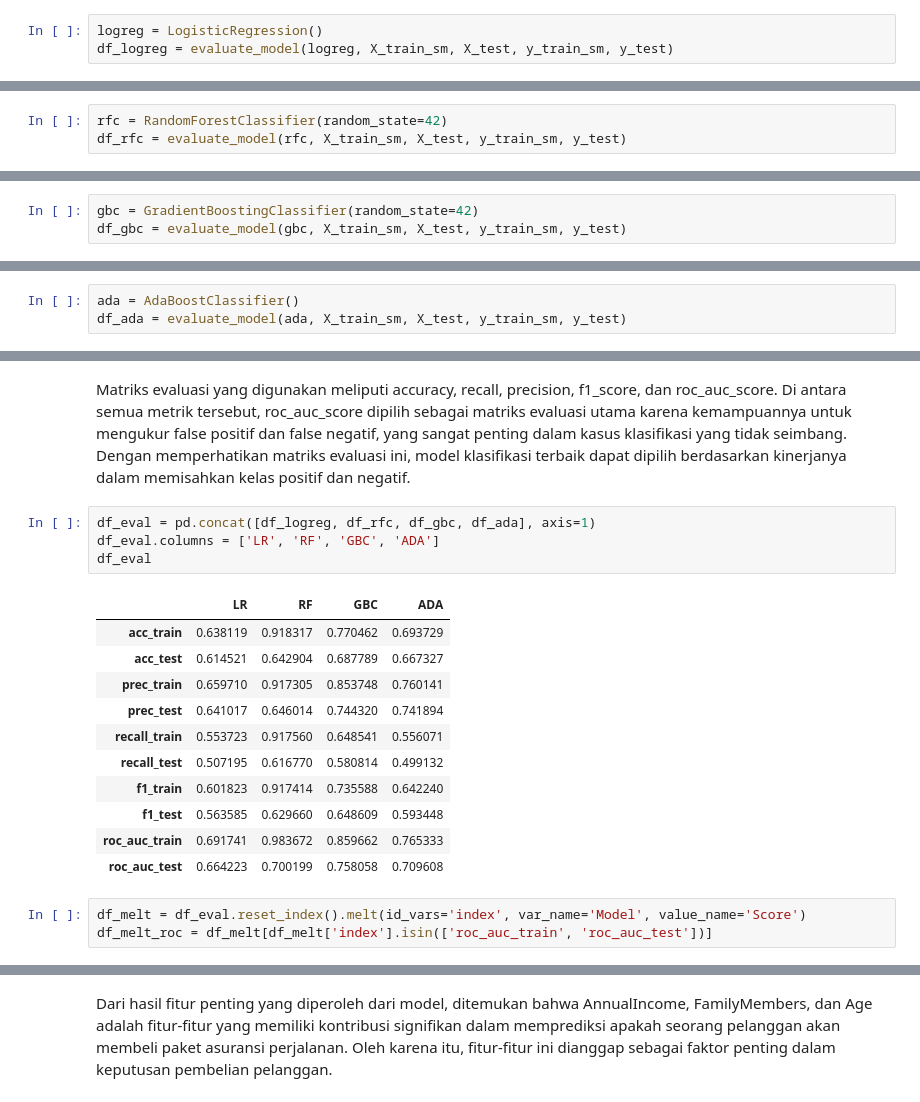
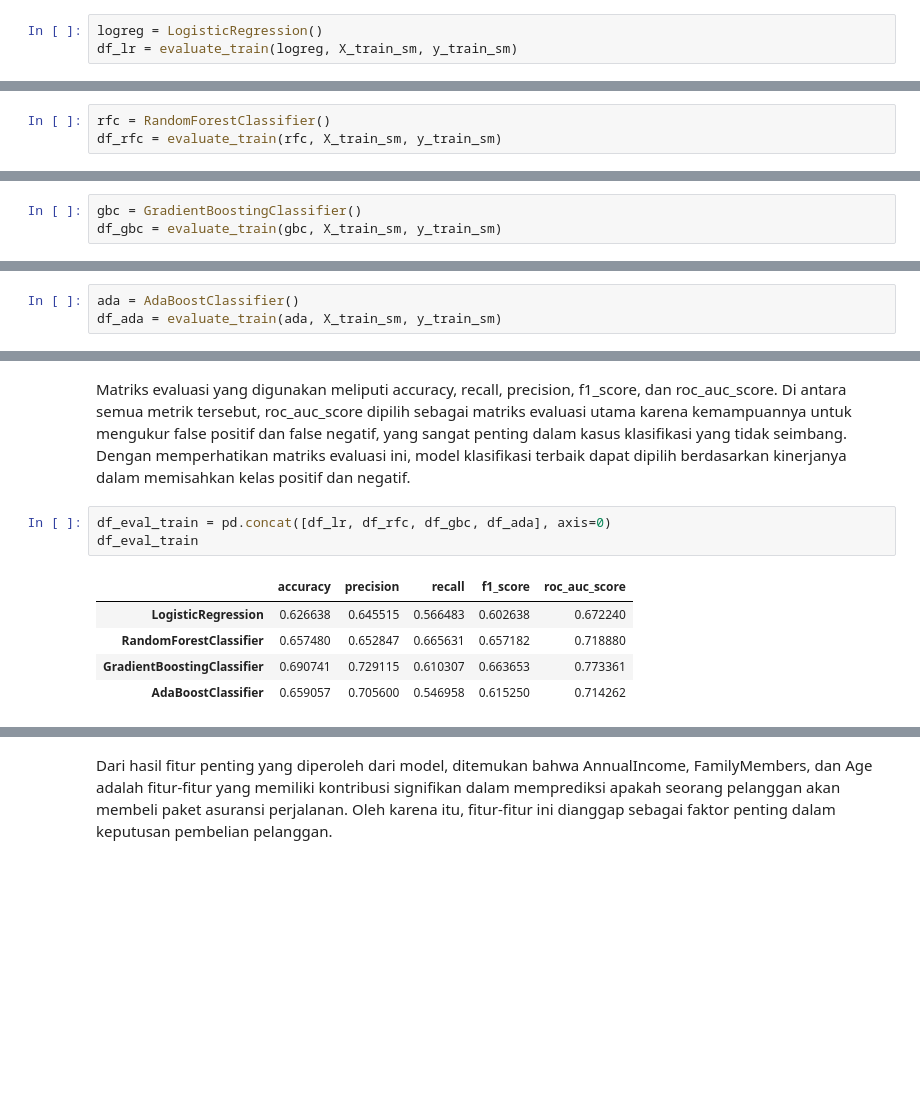
Before and after one commit to mfathul21/travel-insurance, a Jupyter notebook: Proyek_Pertama_Predictive_Analytics.ipynb, the cells around one changed output, grey strips where cells are left out. Cells and saved outputs as stored; diff of their text form; blank space fills up the shorter version.

```diff
--- a/Proyek_Pertama_Predictive_Analytics.ipynb
+++ b/Proyek_Pertama_Predictive_Analytics.ipynb
@@ -555,49 +565,39 @@ def show_feature_importance(model):
 Logistic Regression adalah model klasifikasi yang digunakan dalam machine learning untuk memprediksi probabilitas keanggotaan dari suatu kategori atau kelas. Model ini berbeda dari regresi linear yang digunakan untuk memprediksi nilai numerik kontinu, karena Logistic Regression digunakan untuk memprediksi probabilitas bahwa variabel dependen bersifat biner (kategorikal).
 # %%
 logreg = LogisticRegression()
-df_logreg = evaluate_model(logreg, X_train_sm, X_test, y_train_sm, y_test)
+df_lr = evaluate_train(logreg, X_train_sm, y_train_sm)
 # %% [markdown]
 ### Random Forest
 # %% [markdown]
 RandomForestClassifier adalah algoritma ensemble yang kuat untuk masalah klasifikasi. Algoritma ini menggabungkan konsep dari beberapa pohon keputusan (decision trees) yang dibangun secara acak selama proses pelatihan. Setiap pohon keputusan dibangun berdasarkan subset acak dari fitur-fitur dan sampel-sampel data, sehingga menciptakan berbagai variasi model. Selanjutnya, hasil prediksi dari setiap pohon diambil dan dihitung untuk menentukan prediksi kelas mayoritas (mode) sebagai hasil dari model Random Forest. Keunggulan dari RandomForestClassifier adalah kemampuannya untuk mengatasi overfitting yang biasa terjadi pada pohon keputusan tunggal dengan mengambil rata-rata atau mayoritas dari prediksi beberapa pohon. Selain itu, Random Forest juga memiliki kemampuan untuk menangani dataset dengan fitur-fitur yang tidak terstruktur atau berukuran besar dengan baik. Namun, seperti kebanyakan model, RandomForestClassifier juga memerlukan penyetelan parameter yang tepat untuk mencapai kinerja terbaik.
 # %%
-rfc = RandomForestClassifier(random_state=42)
-df_rfc = evaluate_model(rfc, X_train_sm, X_test, y_train_sm, y_test)
+rfc = RandomForestClassifier()
+df_rfc = evaluate_train(rfc, X_train_sm, y_train_sm)
 # %% [markdown]
 ### Boosting Algorithm (GradientBoosting)
 # %% [markdown]
 GradientBoostingClassifier adalah algoritma ensemble yang digunakan untuk masalah klasifikasi dan regresi. Algoritma ini bekerja dengan cara membangun serangkaian model prediktif sederhana, yang dikenal sebagai pohon keputusan, secara berurutan. Setiap model berikutnya berfokus pada memperbaiki kesalahan prediksi model sebelumnya dalam urutan yang ditentukan sebelumnya. GradientBoostingClassifier mengoptimalkan fungsi kerugian (loss function) dengan menggunakan gradien descent, sehingga mengarah ke peningkatan kinerja model secara bertahap. Keunggulan utama GradientBoostingClassifier adalah kemampuannya untuk menangani dataset yang kompleks dan tidak linier dengan baik, serta memiliki toleransi terhadap overfitting. Namun, algoritma ini dapat memerlukan waktu komputasi yang lebih lama dan perlu penyetelan parameter yang cermat untuk menghindari overfitting.
 # %%
-gbc = GradientBoostingClassifier(random_state=42)
-df_gbc = evaluate_model(gbc, X_train_sm, X_test, y_train_sm, y_test)
+gbc = GradientBoostingClassifier()
+df_gbc = evaluate_train(gbc, X_train_sm, y_train_sm)
 # %% [markdown]
 ### Boosting Algorithm (AdaBoost)
 # %% [markdown]
 AdaboostClassifier, singkatan dari Adaptive Boosting Classifier, adalah algoritma ensemble yang digunakan untuk masalah klasifikasi. Algoritma ini bekerja dengan cara membangun serangkaian model lemah (biasanya pohon keputusan dangkal) secara berurutan. Setiap model lemah berfokus pada contoh data yang sebelumnya salah diklasifikasikan oleh model sebelumnya. Selama iterasi, bobot sampel diubah, memberikan penekanan lebih pada sampel yang sebelumnya salah diklasifikasikan. Dengan cara ini, setiap model lemah "belajar" untuk mengkompensasi kesalahan model sebelumnya. Pada tahap akhir, hasil prediksi dari semua model lemah dijumlahkan, dan kelas target dipilih berdasarkan bobot akhir dari masing-masing model lemah. AdaboostClassifier memiliki kemampuan untuk menangani dataset yang kompleks dengan baik dan dapat memberikan kinerja yang baik meskipun dengan model lemah yang sederhana. Salah satu keunggulan utamanya adalah kemampuannya untuk menghindari overfitting, karena fokus pada sampel yang sebelumnya salah diklasifikasikan.
 # %%
 ada = AdaBoostClassifier()
-df_ada = evaluate_model(ada, X_train_sm, X_test, y_train_sm, y_test)
+df_ada = evaluate_train(ada, X_train_sm, y_train_sm)
 # %% [markdown]
 ## Evaluation Model
 # %% [markdown]
 
 Matriks evaluasi yang digunakan meliputi accuracy, recall, precision, f1_score, dan roc_auc_score. Di antara semua metrik tersebut, roc_auc_score dipilih sebagai matriks evaluasi utama karena kemampuannya untuk mengukur false positif dan false negatif, yang sangat penting dalam kasus klasifikasi yang tidak seimbang. Dengan memperhatikan matriks evaluasi ini, model klasifikasi terbaik dapat dipilih berdasarkan kinerjanya dalam memisahkan kelas positif dan negatif.
 # %%
-df_eval = pd.concat([df_logreg, df_rfc, df_gbc, df_ada], axis=1)
-df_eval.columns = ['LR', 'RF', 'GBC', 'ADA']
-df_eval
+df_eval_train = pd.concat([df_lr, df_rfc, df_gbc, df_ada], axis=0)
+df_eval_train
 # %% [output]
-|  | LR | RF | GBC | ADA |
-| acc_train | 0.638119 | 0.918317 | 0.770462 | 0.693729 |
-| acc_test | 0.614521 | 0.642904 | 0.687789 | 0.667327 |
-| prec_train | 0.659710 | 0.917305 | 0.853748 | 0.760141 |
-| prec_test | 0.641017 | 0.646014 | 0.744320 | 0.741894 |
-| recall_train | 0.553723 | 0.917560 | 0.648541 | 0.556071 |
-| recall_test | 0.507195 | 0.616770 | 0.580814 | 0.499132 |
-| f1_train | 0.601823 | 0.917414 | 0.735588 | 0.642240 |
-| f1_test | 0.563585 | 0.629660 | 0.648609 | 0.593448 |
-| roc_auc_train | 0.691741 | 0.983672 | 0.859662 | 0.765333 |
-| roc_auc_test | 0.664223 | 0.700199 | 0.758058 | 0.709608 |
+|  | accuracy | precision | recall | f1_score | roc_auc_score |
+| LogisticRegression | 0.626638 | 0.645515 | 0.566483 | 0.602638 | 0.672240 |
+| RandomForestClassifier | 0.657480 | 0.652847 | 0.665631 | 0.657182 | 0.718880 |
+| GradientBoostingClassifier | 0.690741 | 0.729115 | 0.610307 | 0.663653 | 0.773361 |
+| AdaBoostClassifier | 0.659057 | 0.705600 | 0.546958 | 0.615250 | 0.714262 |
-# %%
-df_melt = df_eval.reset_index().melt(id_vars='index', var_name='Model', value_name='Score')
-df_melt_roc = df_melt[df_melt['index'].isin(['roc_auc_train', 'roc_auc_test'])]
```
Also changed, not shown: parts of 27 cells of this notebook.
